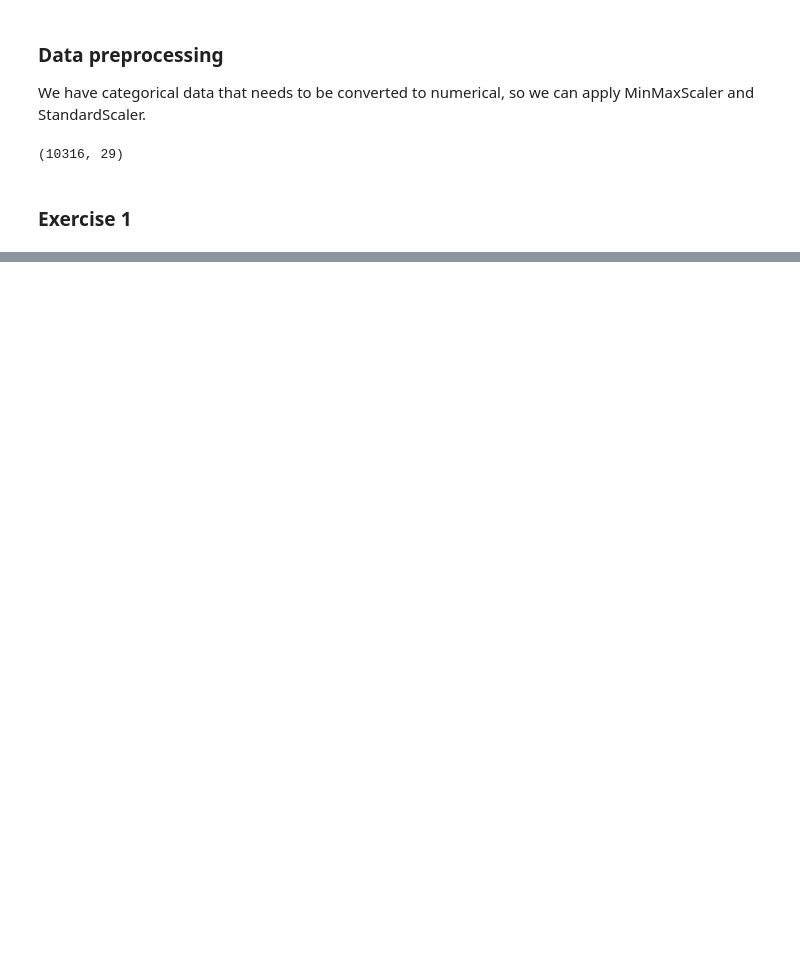
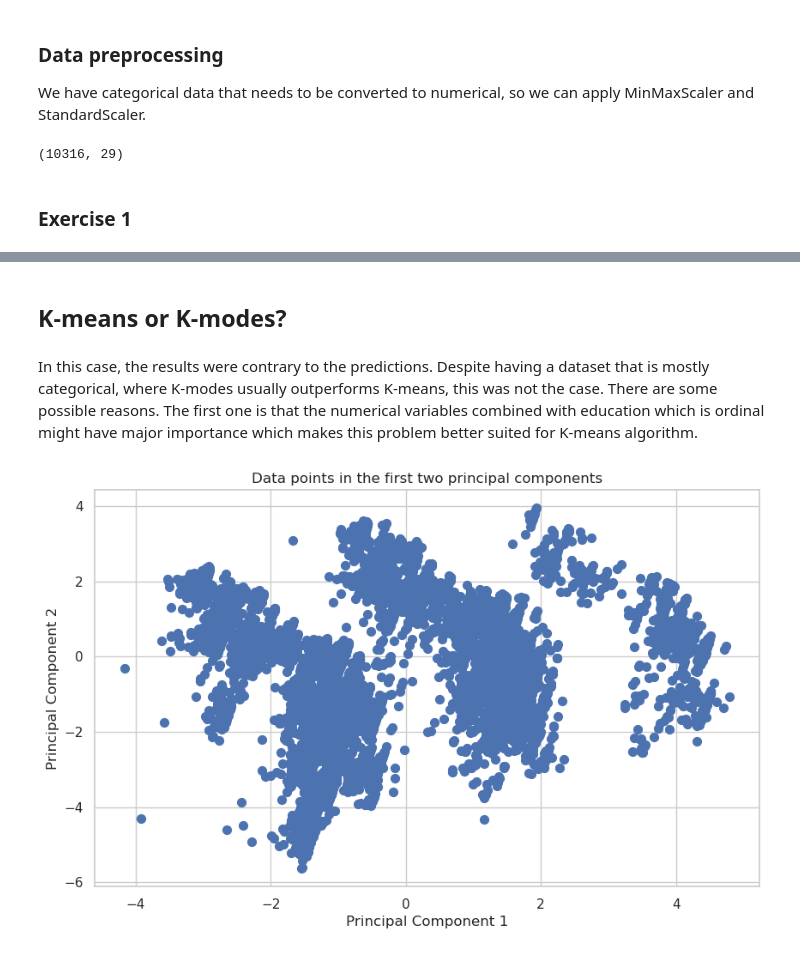
Before and after one commit to guiijose/Machine-Learning, a Jupyter notebook: homeworks/hw4/hw4.ipynb, the cells around one changed output, grey strips where cells are left out. Saved outputs shown, nothing was run; the diff lists cells and outputs as text; code cells hidden in the pictures; blank space fills up the shorter version.

```diff
--- a/homeworks/hw4/hw4.ipynb
+++ b/homeworks/hw4/hw4.ipynb
@@ -103,0 +151,28 @@ Usually to determine the optimal number of clusters, we look for an elbow point
+# %% [markdown]
+## K-means or K-modes?
+# %% [markdown]
+In this case, the results were contrary to the predictions. Despite having a dataset that is mostly categorical, where K-modes usually outperforms K-means, this was not the case. There are some possible reasons. The first one is that the numerical variables combined with education which is ordinal might have major importance which makes this problem better suited for K-means algorithm.
+# %%
+# Encode varibles using the previous pipeline
+df_preprocessed_pca = pipeline.fit_transform(df_selected)
+
+# Normalize the data with Standard Scaler
+scaler = StandardScaler()
+df_normalized = scaler.fit_transform(df_preprocessed_pca)
+
+# Apply PCA to reduce the dimensionality
+pca = PCA(n_components=2)
+
+# Fit and transform the data
+df_pca = pca.fit_transform(df_normalized)
+
+# Plot the data points in the first two principal components
+plt.figure(figsize=(10, 6))
+plt.scatter(df_pca[:, 0], df_pca[:, 1], s=50, cmap='viridis')
+plt.xlabel('Principal Component 1')
+plt.ylabel('Principal Component 2')
+plt.title('Data points in the first two principal components')
+plt.grid(True)  # Add grid for better readability
+plt.show()
+# %% [output]
+[figure, added]
```
Also changed, not shown: parts of 16 cells of this notebook, 1 other file.
